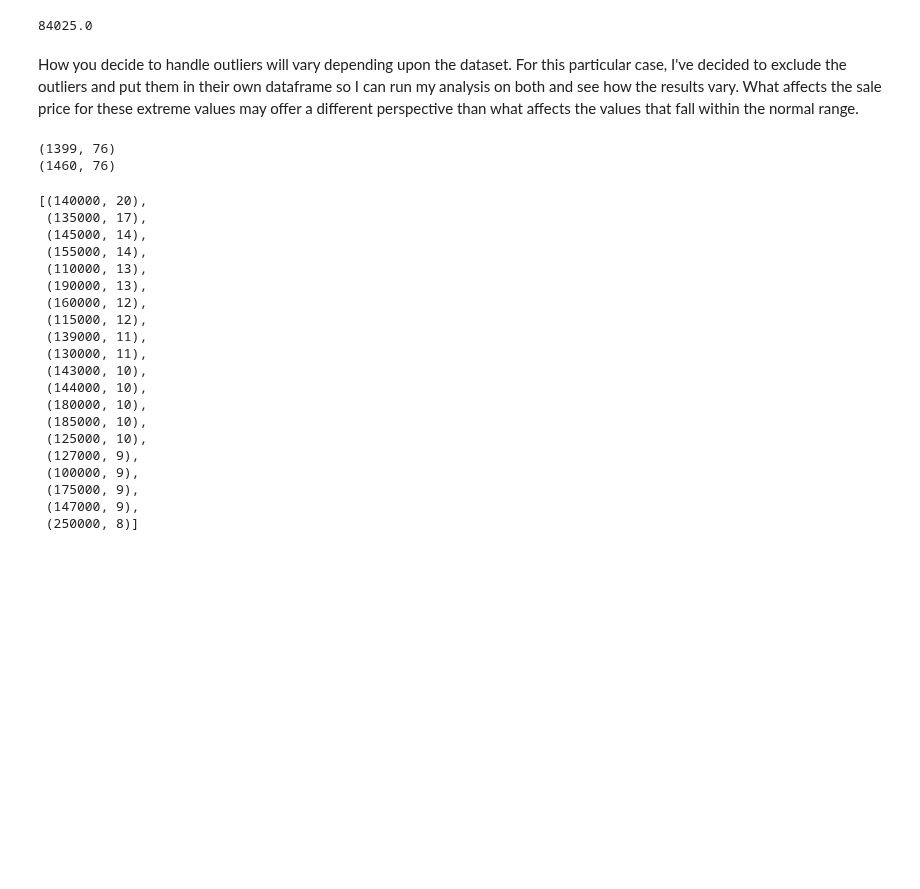
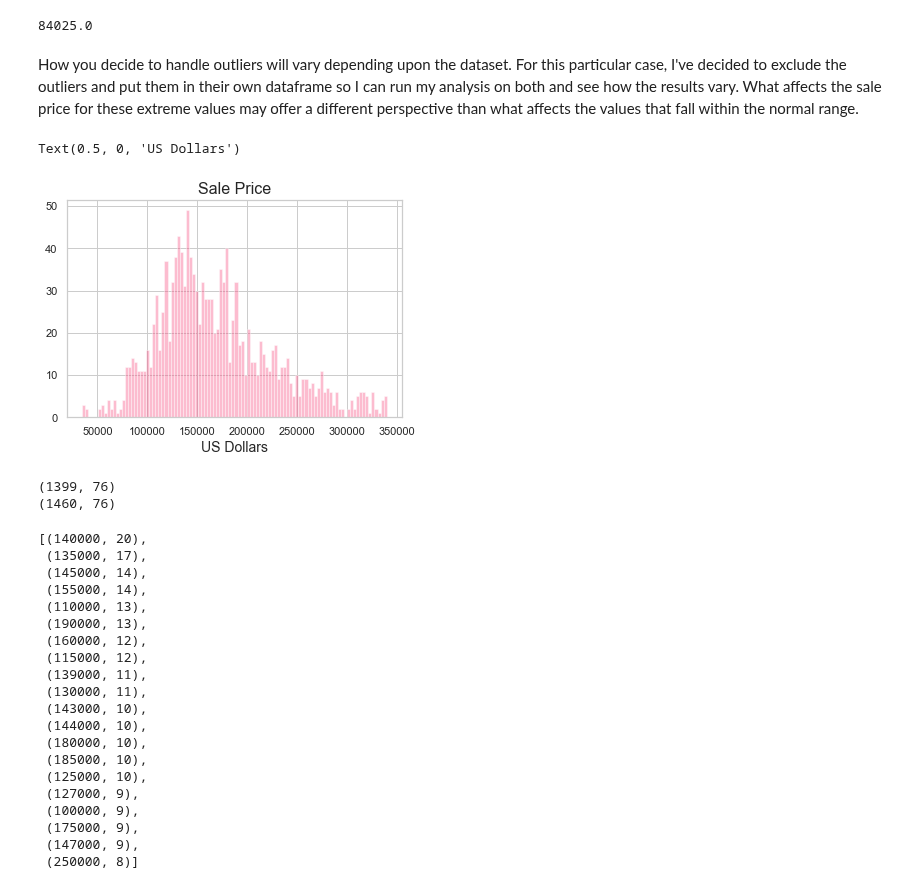
Before and after one commit to ebonnecab/mozilla-ds-project, a Jupyter notebook: analysis.ipynb, the cells around one changed output. Saved outputs shown, nothing was run; the diff lists cells and outputs as text; code cells hidden in the pictures; blank space fills up the shorter version.

```diff
--- a/analysis.ipynb
+++ b/analysis.ipynb
@@ -373,3 +373,11 @@ def remove_outlier(df, col_name):
     return df_out
 
 new_df = remove_outlier(df, 'SalePrice')
+# %%
+sns.set(style="whitegrid")
+sns.distplot(new_df['SalePrice'], kde=False, color='#F85888', bins=100)
+plt.title('Sale Price', fontsize=16)
+plt.xlabel('US Dollars', fontsize=14)
+# %% [output]
+Text(0.5, 0, 'US Dollars')
+[figure, added]
```
Also changed, not shown: parts of 18 cells of this notebook.
